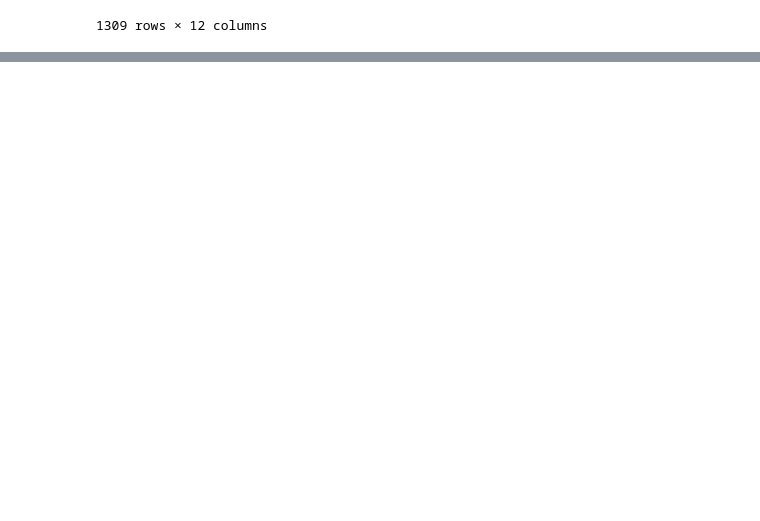
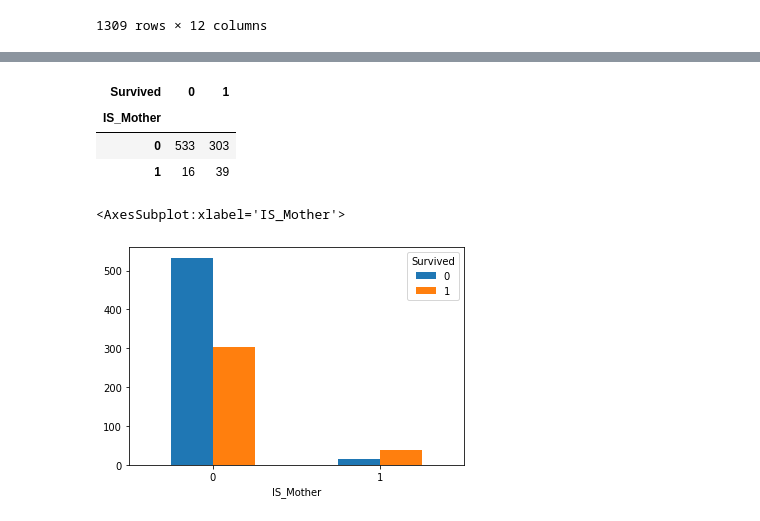
Before and after one commit to avilavate/titanic_disaster, a Jupyter notebook: notebooks/EDA Titanic Disaster Dataset.ipynb, the cells around one changed output, grey strips where cells are left out. Drawn from its saved outputs; the diff is of its cells as text; code cells hidden in the pictures; blank space fills up the shorter version.

```diff
--- a/notebooks/EDA Titanic Disaster Dataset.ipynb
+++ b/notebooks/EDA Titanic Disaster Dataset.ipynb
@@ -453,0 +569,2 @@ df.head()
+# %%
+df["IS_Mother"]=np.where(((df.Sex=="female") & (df.Parch>0) & (df.Age>18) & (df.Title !="Miss")),1,0)
@@ -453,0 +581,12 @@ df.head()
+# %%
+pd.crosstab(df[df.Survived!=-999].IS_Mother, df[df.Survived!=-999].Survived)
+# %% [output]
+| Survived | 0 | 1 |
+| IS_Mother |  |  |
+| 0 | 533 | 303 |
+| 1 | 16 | 39 |
+# %%
+pd.crosstab(df[df.Survived!=-999].IS_Mother, df[df.Survived!=-999].Survived).plot(kind="bar", rot=0)
+# %% [output]
+<AxesSubplot:xlabel='IS_Mother'>
+[figure, added]
```
Also changed, not shown: parts of 57 cells of this notebook.
